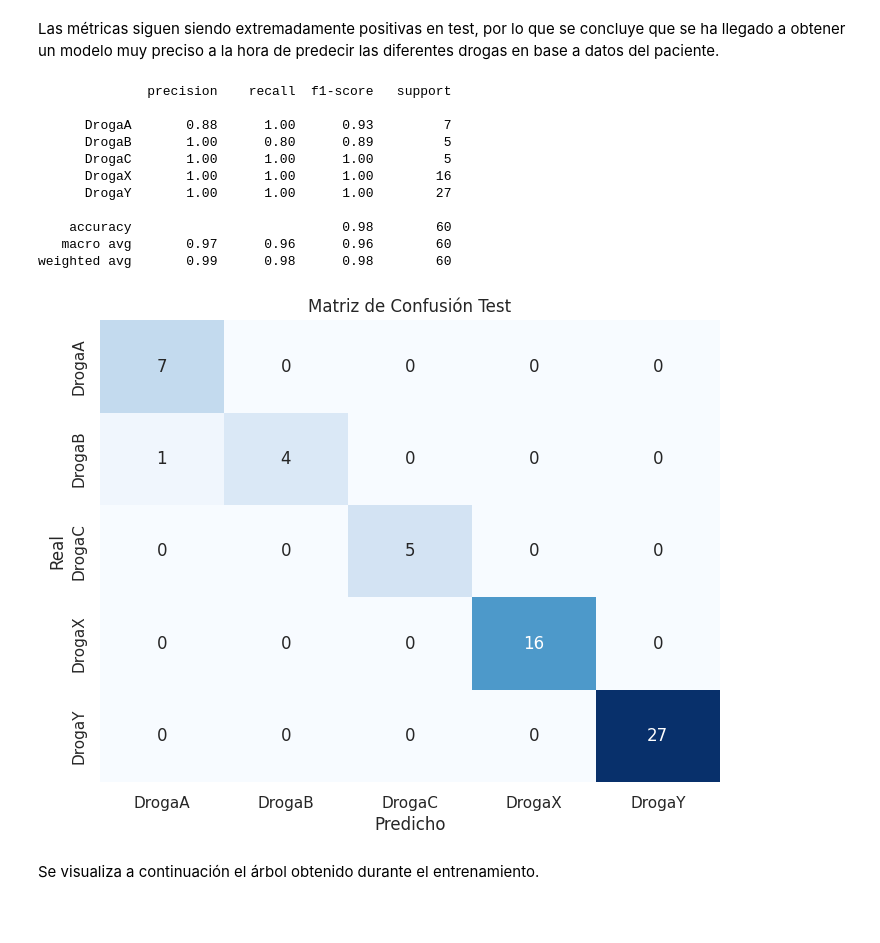
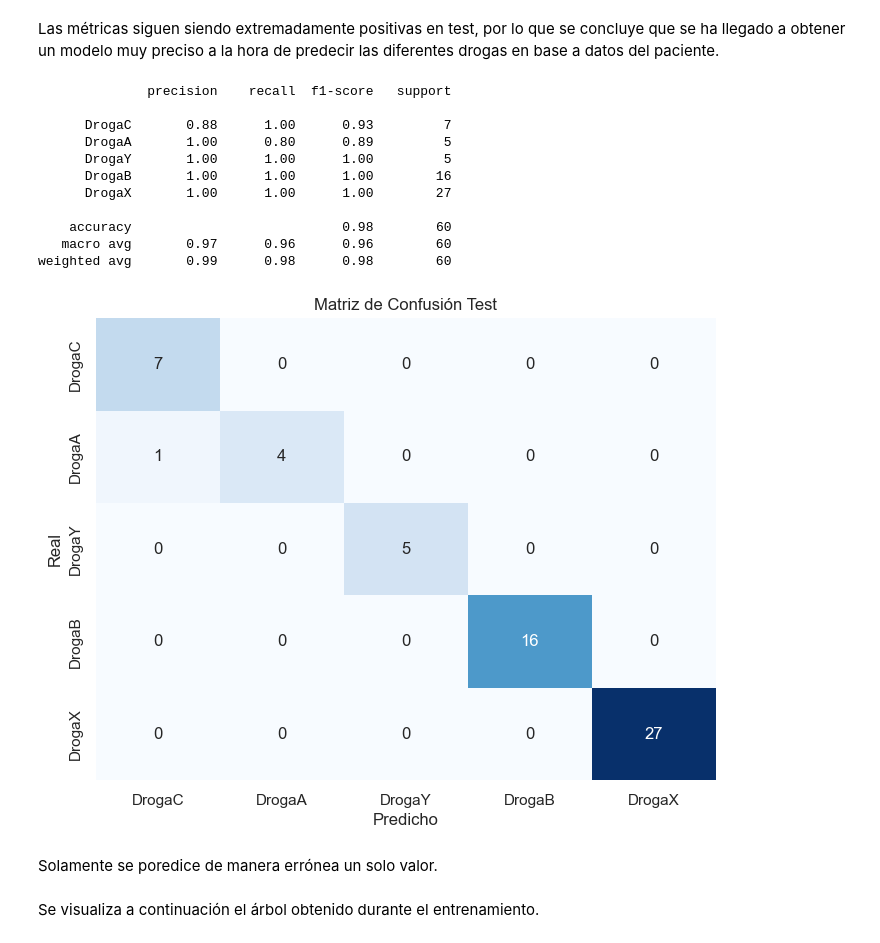
Before and after one commit to GenaCanciani/TP2-Mineria, a Jupyter notebook: tp2.ipynb, the cells around one changed output. Drawn from its saved outputs; the diff is of its cells as text; code cells hidden in the pictures; blank space fills up the shorter version.

```diff
--- a/tp2.ipynb
+++ b/tp2.ipynb
@@ -552,7 +613,7 @@ dtr_70 = DecisionTreeClassifier(random_state=42)
 
 param_grid_70 = {
     'criterion': ['gini', 'entropy'], # Opción principal para regresión
-    'max_depth': [3, 5, 7, None],
+    'max_depth': [3, 5, 7, 10,12, None],
     'min_samples_split': [3, 5, 7, 9, 11, 13],
     'min_samples_leaf': [1, 2, 4,8,12]
 }
@@ -561,7 +622,7 @@ grid_search = GridSearchCV(estimator=dtr_70, param_grid=param_grid_70, cv=5,
                            scoring='f1_weighted', verbose=1, n_jobs=-1)
 
 # Entrenar en los datos de entrenamiento
-grid_search.fit(X_train_70, y_train_encoded)
+grid_search.fit(X_train_70, y_train_70)
 
 # --- Paso 3: Obtener el Mejor Modelo y Predecir ---
 print(f"Mejores parámetros encontrados: {grid_search.best_params_}")
@@ -575,8 +636,8 @@ Fitting 5 folds for each of 240 candidates, totalling 1200 fits
 Mejores parámetros encontrados: {'criterion': 'gini', 'max_depth': 5, 'min_samples_leaf': 1, 'min_samples_split': 3}
 # %%
 # Generar matrices de confusión.
-confusion_70_train = confusion_matrix(y_train_encoded,y_pred_70_train)
-confusion_30_test = confusion_matrix(y_test_encoded,y_pred_30_test)
+confusion_70_train = confusion_matrix(y_train_70,y_pred_70_train)
+confusion_30_test = confusion_matrix(y_test_30,y_pred_30_test)
 # %% [markdown]
 Se observan métricas perfectas para train, lo cual es un gran indicio de posible overfitting.
 # %%
@@ -594,6 +655,8 @@ print(classification_report(y_train_encoded,y_pred_70_train,target_names=nombres
     accuracy                           1.00       140
    macro avg       1.00      1.00      1.00       140
 weighted avg       1.00      1.00      1.00       140
+# %%
+nombres_drogas = y_train_70.unique()
 # %% [markdown]
 Como se ve debajo, la matriz obtenida es la perfecta, con valores solo en la diagonal.
 # %%
@@ -619,15 +682,15 @@ plt.show()
 Las métricas siguen siendo extremadamente positivas en test, por lo que se concluye que se ha llegado a obtener un modelo muy preciso a la hora de predecir las diferentes drogas en base a datos del paciente.
 # %%
 # Métricas para test
-print(classification_report(y_test_encoded,y_pred_30_test,target_names=nombres_drogas))
+print(classification_report(y_test_30,y_pred_30_test,target_names=nombres_drogas))
 # %% [output]
               precision    recall  f1-score   support
 
-      DrogaA       0.88      1.00      0.93         7
-      DrogaB       1.00      0.80      0.89         5
-      DrogaC       1.00      1.00      1.00         5
-      DrogaX       1.00      1.00      1.00        16
-      DrogaY       1.00      1.00      1.00        27
+      DrogaC       0.88      1.00      0.93         7
+      DrogaA       1.00      0.80      0.89         5
+      DrogaY       1.00      1.00      1.00         5
+      DrogaB       1.00      1.00      1.00        16
+      DrogaX       1.00      1.00      1.00        27
 
     accuracy                           0.98        60
    macro avg       0.97      0.96      0.96        60
@@ -635,22 +698,24 @@ weighted avg       0.99      0.98      0.98        60
 # %%
 plt.figure(figsize=(8, 6))
 
 sns.heatmap(
     confusion_30_test,
     annot=True,
     fmt='d',
     cmap='Blues',
     cbar=False,
-    xticklabels=le.classes_,
-    yticklabels=le.classes_
+    xticklabels=nombres_drogas,
+    yticklabels=nombres_drogas
 )
 
 plt.xlabel('Predicho')
 plt.ylabel('Real')
 plt.title('Matriz de Confusión Test')
 plt.show()
 # %% [output]
-[figure, old version]
+[figure, new version]
+# %% [markdown]
+Solamente se poredice de manera errónea un solo valor.
 # %% [markdown]
 Se visualiza a continuación el árbol obtenido durante el entrenamiento.
 # %%
```
Also changed, not shown: parts of 130 cells of this notebook.
